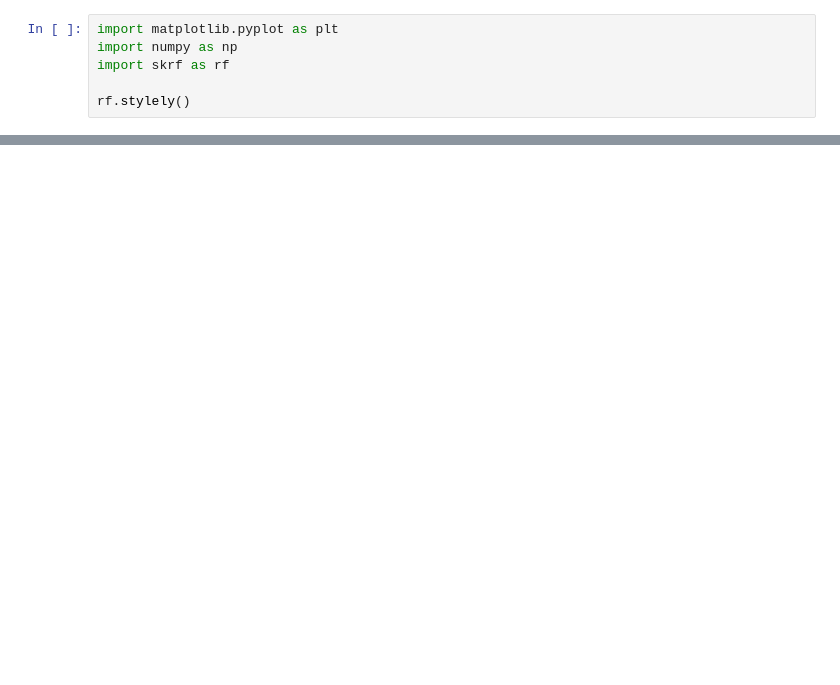
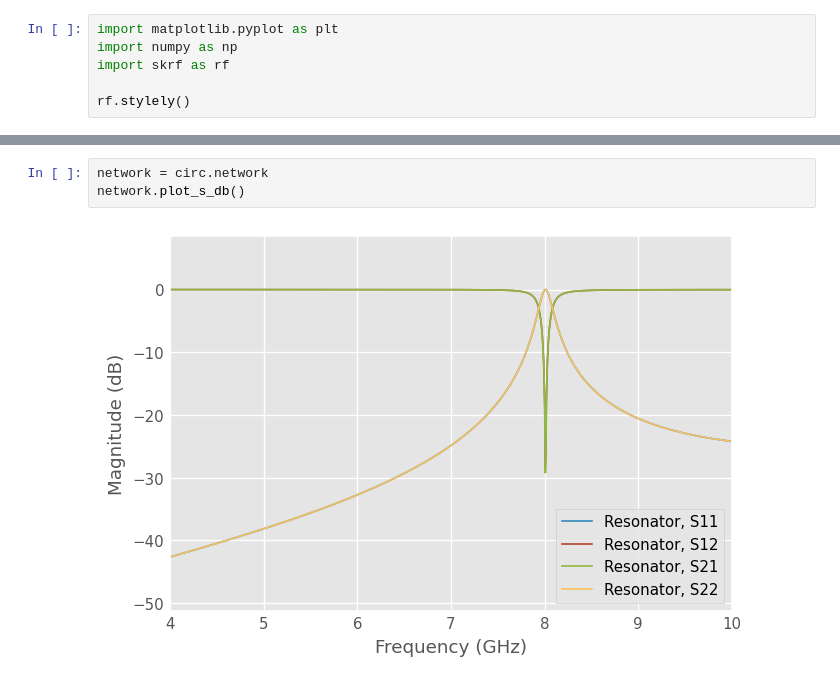
Before and after one commit to zachparrott/skrf-cqed, a Jupyter notebook: skrf_cqed/examples/quarter_wave_resonator.ipynb, the cells around one changed output, grey strips where cells are left out. Saved outputs shown, nothing was run; the diff lists cells and outputs as text; blank space fills up the shorter version.

```diff
--- a/skrf_cqed/examples/quarter_wave_resonator.ipynb
+++ b/skrf_cqed/examples/quarter_wave_resonator.ipynb
@@ -12,0 +65,5 @@ ImportError: attempted relative import with no known parent package
+# %%
+network = circ.network
+network.plot_s_db()
+# %% [output]
+[figure, added]
```
Also changed, not shown: parts of 4 cells of this notebook, 1 other file.
